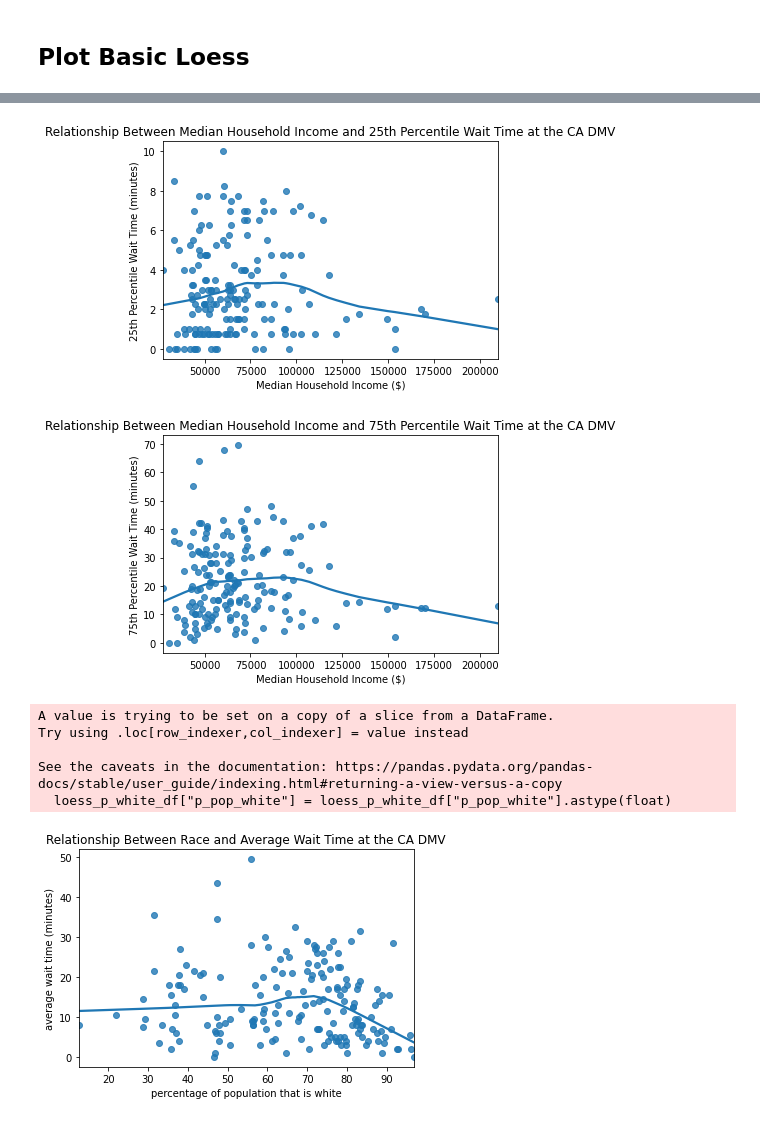
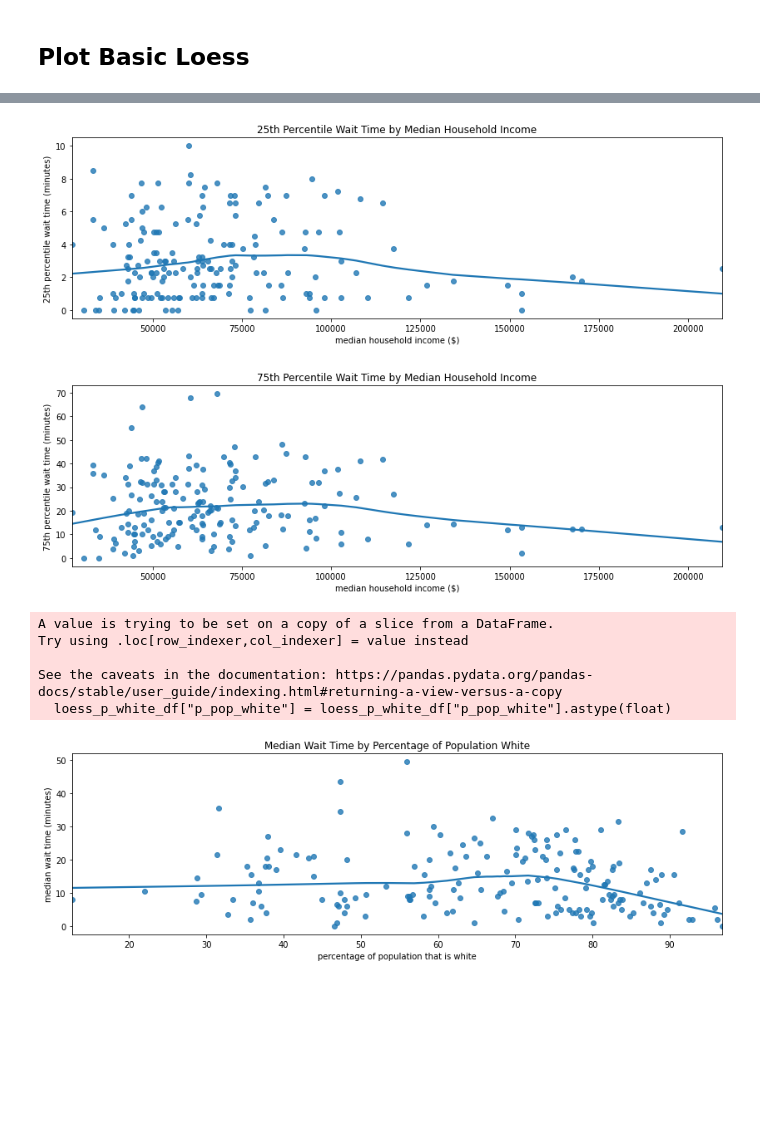
Before and after one commit to soodoku/wait, a Jupyter notebook: scripts/Sociodem.ipynb, the cells around one changed output, grey strips where cells are left out. Cells and saved outputs as stored; diff of their text form; code cells hidden in the pictures; blank space fills up the shorter version.

```diff
--- a/scripts/Sociodem.ipynb
+++ b/scripts/Sociodem.ipynb
@@ -330,47 +333,53 @@ figure.savefig('../images/loess_median_household_income_dmv_average_wait.png')
 # %%
 # median household income and average short weekday wait
-loess_median_income_df = combined_df[["weekday_wait_25", "median_household_income"]]
+loess_median_income_df = combined_df[["wkday_wait_25", "median_household_income"]]
 loess_median_income_df = loess_median_income_df[loess_median_income_df['median_household_income'].notna()] # make sure median household income is non NaN
 loess_median_income_df["median_household_income"] = loess_median_income_df["median_household_income"].astype(int)
-ax = sns.regplot(x="median_household_income", y="weekday_wait_25", data=loess_median_income_df,
+
+fig, ax = plt.subplots(figsize=(14, 4))
+ax = sns.regplot(x="median_household_income", y="wkday_wait_25", data=loess_median_income_df,
            lowess=True);
 
-ax.set_xlabel("Median Household Income ($)")
-ax.set_ylabel("25th Percentile Wait Time (minutes)")
-ax.set_title("Relationship Between Median Household Income and 25th Percentile Wait Time at the CA DMV")
+ax.set_xlabel("median household income ($)")
+ax.set_ylabel("25th percentile wait time (minutes)")
+ax.set_title("25th Percentile Wait Time by Median Household Income")
 
 figure = ax.get_figure()
 figure.savefig('../images/loess_median_household_income_dmv_25_percentile_wait.png')
 # %% [output]
-[figure, old version]
+[figure, new version]
 # %%
 # median household income and average long weekday wait
-loess_median_income_df = combined_df[["weekday_wait_75", "median_household_income"]]
+loess_median_income_df = combined_df[["wkday_wait_75", "median_household_income"]]
 loess_median_income_df = loess_median_income_df[loess_median_income_df['median_household_income'].notna()] # make sure median household income is non NaN
 loess_median_income_df["median_household_income"] = loess_median_income_df["median_household_income"].astype(int)
-ax = sns.regplot(x="median_household_income", y="weekday_wait_75", data=loess_median_income_df,
+
+fig, ax = plt.subplots(figsize=(14, 4))
+ax = sns.regplot(x="median_household_income", y="wkday_wait_75", data=loess_median_income_df,
            lowess=True);
 
-ax.set_xlabel("Median Household Income ($)")
-ax.set_ylabel("75th Percentile Wait Time (minutes)")
-ax.set_title("Relationship Between Median Household Income and 75th Percentile Wait Time at the CA DMV")
+ax.set_xlabel("median household income ($)")
+ax.set_ylabel("75th percentile wait time (minutes)")
+ax.set_title("75th Percentile Wait Time by Median Household Income")
 
 figure = ax.get_figure()
 figure.savefig('../images/loess_median_household_income_dmv_75_percentile_wait.png')
 # %% [output]
-[figure, old version]
+[figure, new version]
 # %%
 # % White and average weekday wait
-loess_p_white_df = combined_df[["weekday_wait_50", "p_pop_white"]]
+loess_p_white_df = combined_df[["wkday_wait_50", "p_pop_white"]]
 
 loess_p_white_df["p_pop_white"] = loess_p_white_df["p_pop_white"].astype(float)
 loess_p_white_df = loess_p_white_df[loess_p_white_df['p_pop_white'].notna()] # make sure median household income is non NaN
-ax = sns.regplot(x="p_pop_white", y="weekday_wait_50", data=loess_p_white_df,
+
+fig, ax = plt.subplots(figsize=(14, 4))
+ax = sns.regplot(x="p_pop_white", y="wkday_wait_50", data=loess_p_white_df,
            lowess=True);
 
 ax.set_xlabel("percentage of population that is white")
-ax.set_ylabel("average wait time (minutes)")
-ax.set_title("Relationship Between Race and Average Wait Time at the CA DMV")
+ax.set_ylabel("median wait time (minutes)")
+ax.set_title("Median Wait Time by Percentage of Population White")
 
 
 figure = ax.get_figure()
@@ -381,6 +390,6 @@ Try using .loc[row_indexer,col_indexer] = value instead
 
 See the caveats in the documentation: https://pandas.pydata.org/pandas-docs/stable/user_guide/indexing.html#returning-a-view-versus-a-copy
   loess_p_white_df["p_pop_white"] = loess_p_white_df["p_pop_white"].astype(float)
-[figure, old version]
+[figure, new version]
 # %%
 # % White and average short weekday wait
```
Also changed, not shown: parts of 8 cells of this notebook, 9 other files.
